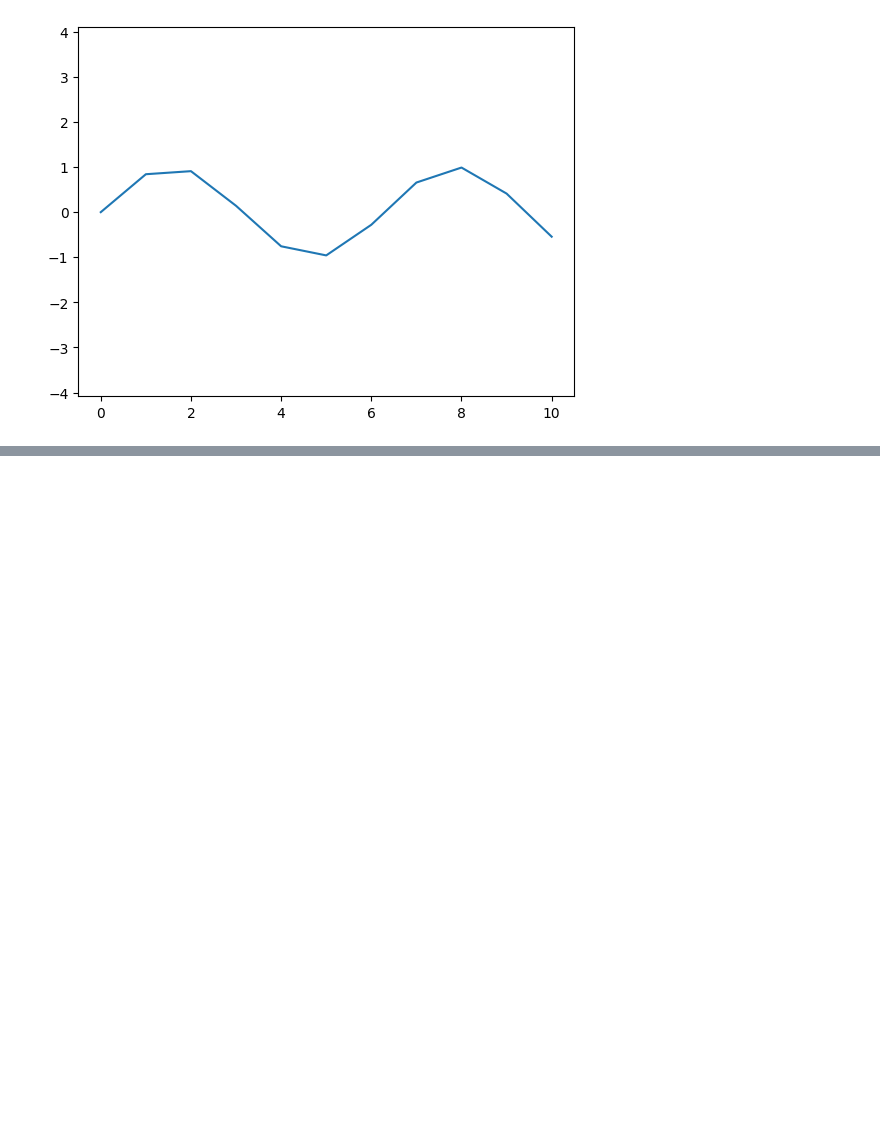
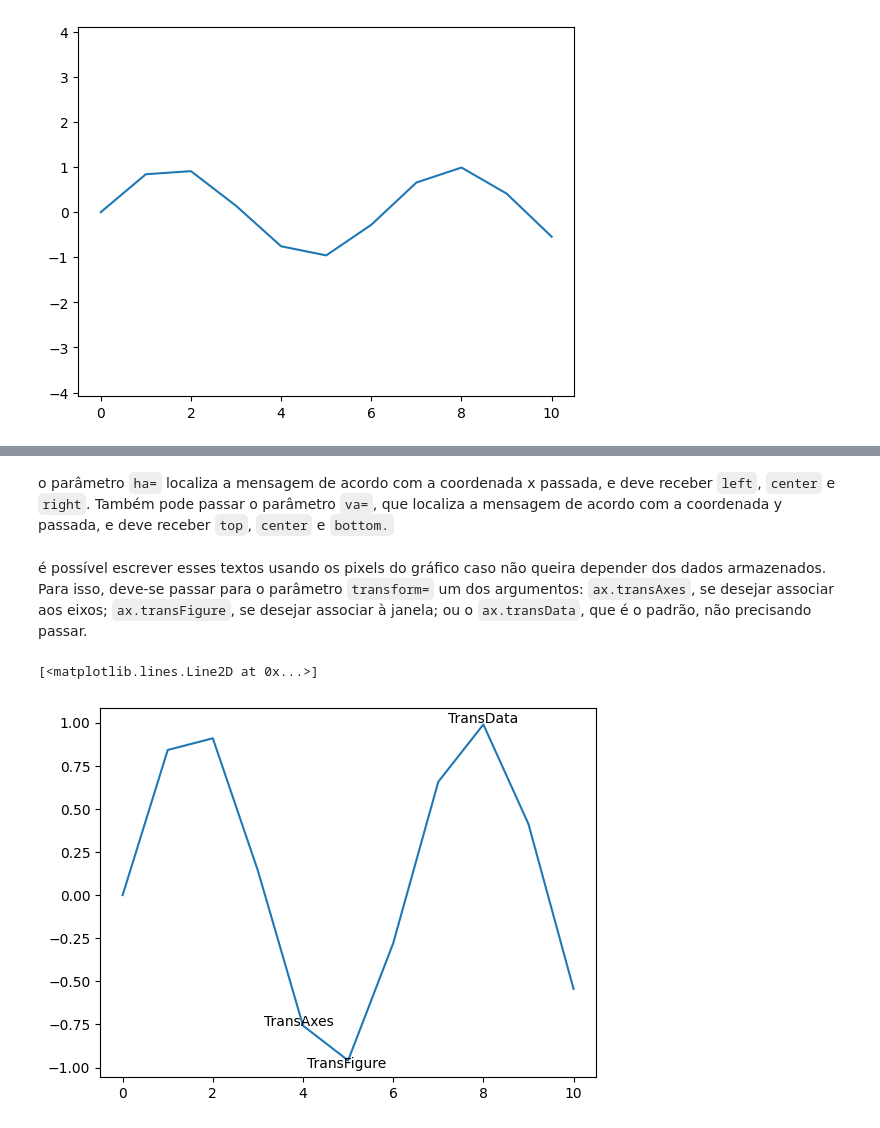
Before and after one commit to lucas-mt/studyPY, a Jupyter notebook: explicaçõesPY/módulos/matplotlib/funções.ipynb, the cells around one changed output, grey strips where cells are left out. Saved outputs shown, nothing was run; the diff lists cells and outputs as text; code cells hidden in the pictures; blank space fills up the shorter version.

```diff
--- a/explicaçõesPY/módulos/matplotlib/funções.ipynb
+++ b/explicaçõesPY/módulos/matplotlib/funções.ipynb
@@ -130,0 +146,17 @@ ax.plot(a, np.sin(a))
+# %% [markdown]
+o parâmetro `ha=` localiza a mensagem de acordo com a coordenada x passada, e deve receber `left`, `center` e `right`. Também pode passar o parâmetro `va=`, que localiza a mensagem de acordo com a coordenada y passada, e deve receber `top`, `center` e `bottom.`
+# %% [markdown]
+é possível escrever esses textos usando os pixels do gráfico caso não queira depender dos dados armazenados. Para isso, deve-se passar para o parâmetro `transform=` um dos argumentos: `ax.transAxes`, se desejar associar aos eixos; `ax.transFigure`, se desejar associar à janela; ou o `ax.transData`, que é o padrão, não precisando passar.
+# %%
+fig, ax = plt.figure(), plt.axes()
+
+a = [i for i in range(0, 11)]
+
+# neste caso, os valores de x e y passados será referente os pixels.
+ax.text(0.4, 0.14, 'TransAxes', ha='center', transform=ax.transAxes)
+ax.text(0.51, 0.13, 'TransFigure', ha='center', transform=fig.transFigure)
+ax.text(8, 1, 'TransData', ha='center', transform=ax.transData)
+ax.plot(a, np.sin(a))
+# %% [output]
+[<matplotlib.lines.Line2D at 0x...>]
+[figure, added]
```
Also changed, not shown: parts of 11 cells of this notebook.
